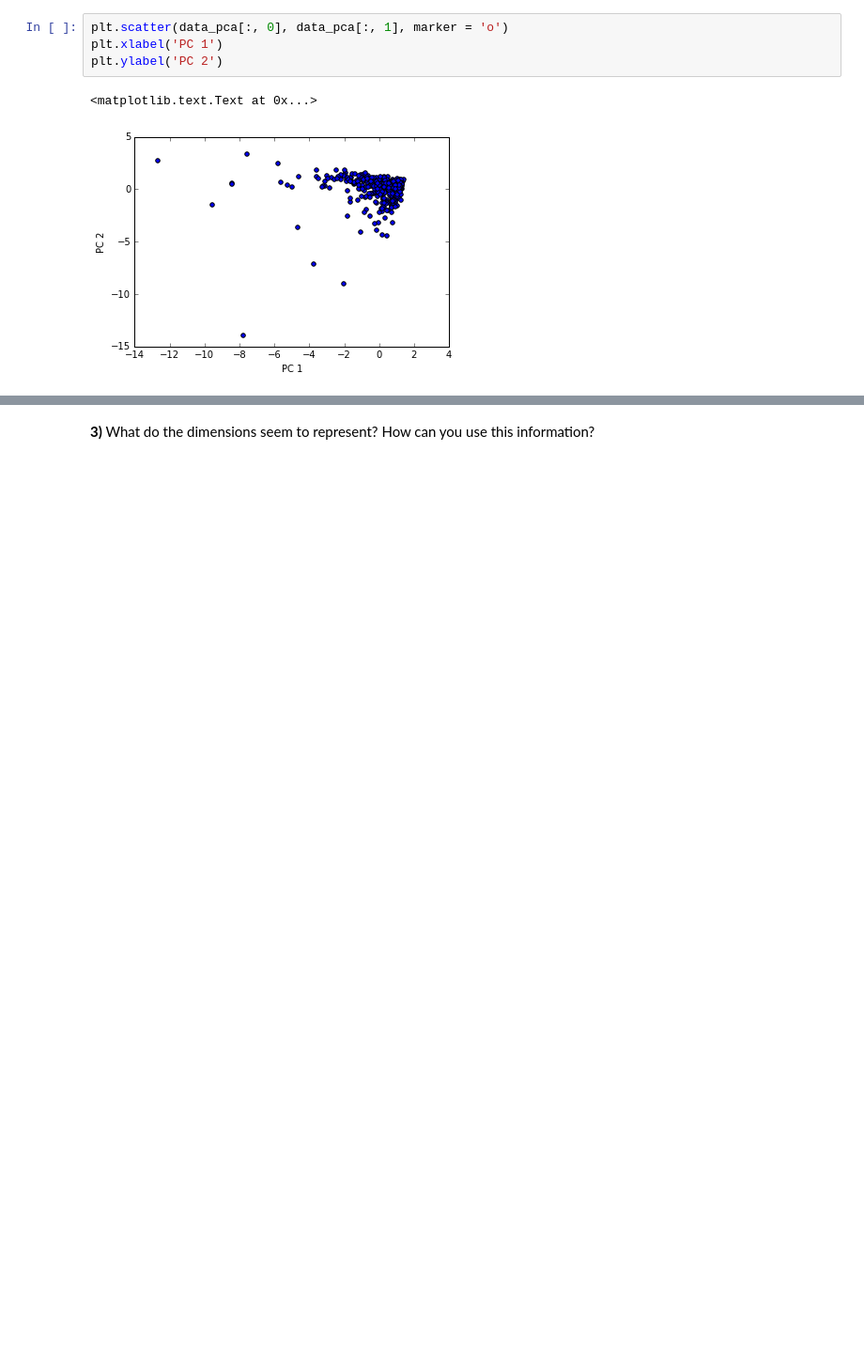
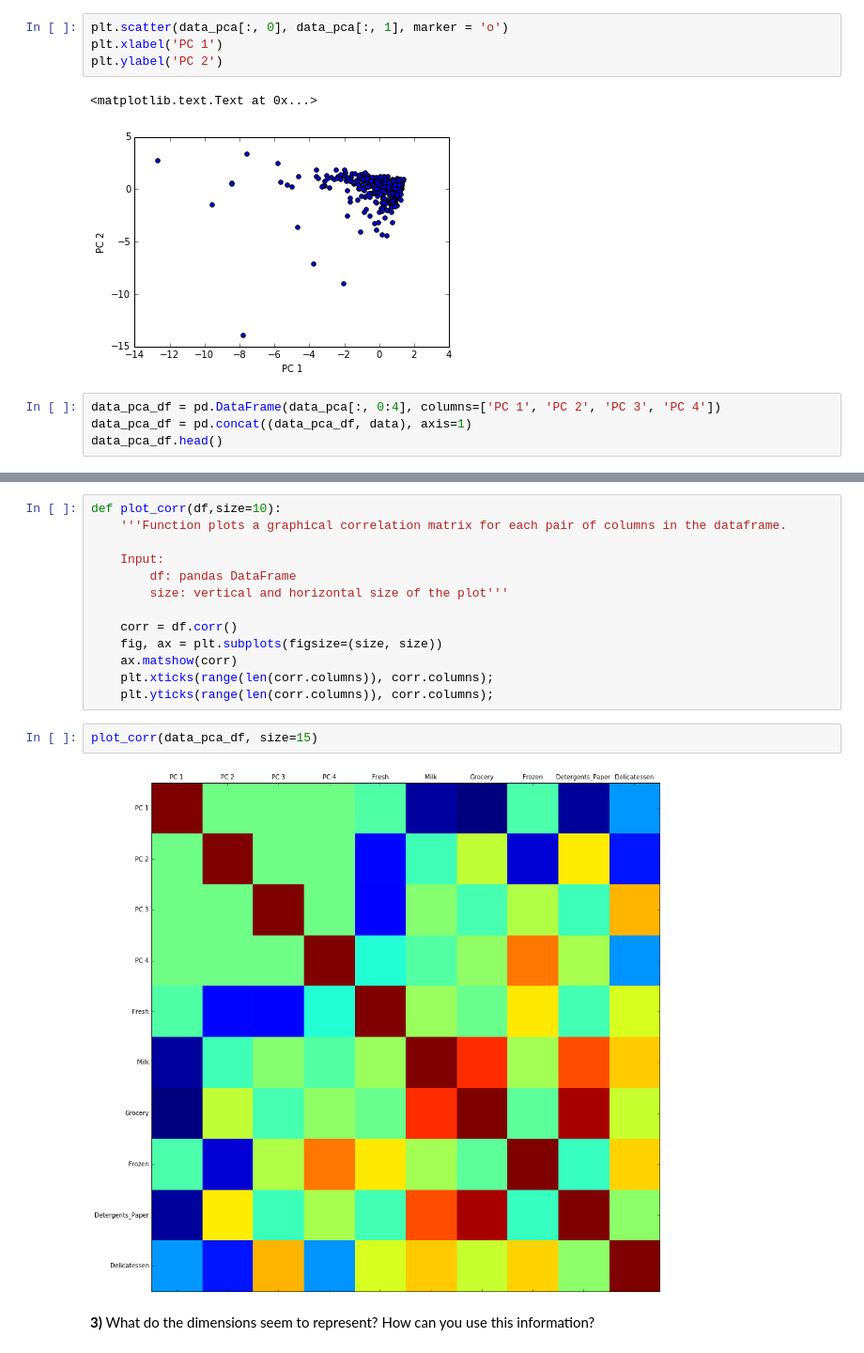
Before and after one commit to xy008areshsu/UdacityMLNanoDegree, a Jupyter notebook: projects/customer_segments/customer_segments/customer_segments.ipynb, the cells around one changed output, grey strips where cells are left out. Shown: that part at 94% size. Cells and saved outputs as stored; diff of their text form; blank space fills up the shorter version.

```diff
--- a/projects/customer_segments/customer_segments/customer_segments.ipynb
+++ b/projects/customer_segments/customer_segments/customer_segments.ipynb
@@ -85,3 +89,7 @@ plt.ylabel('PC 2')
 # %% [output]
 <matplotlib.text.Text at 0x...>
 [figure]
+# %%
+data_pca_df = pd.DataFrame(data_pca[:, 0:4], columns=['PC 1', 'PC 2', 'PC 3', 'PC 4'])
+data_pca_df = pd.concat((data_pca_df, data), axis=1)
+data_pca_df.head()
@@ -88,3 +103,20 @@ plt.ylabel('PC 2')
+# %%
+def plot_corr(df,size=10):
+    '''Function plots a graphical correlation matrix for each pair of columns in the dataframe.
+
+    Input:
+        df: pandas DataFrame
+        size: vertical and horizontal size of the plot'''
+
+    corr = df.corr()
+    fig, ax = plt.subplots(figsize=(size, size))
+    ax.matshow(corr)
+    plt.xticks(range(len(corr.columns)), corr.columns);
+    plt.yticks(range(len(corr.columns)), corr.columns);
+# %%
+plot_corr(data_pca_df, size=15)
+# %% [output]
+[figure, added]
 # %% [markdown]
 **3)** What do the dimensions seem to represent? How can you use this information?
 # %% [markdown]
```
Also changed, not shown: parts of 27 cells of this notebook, 3 other files.
